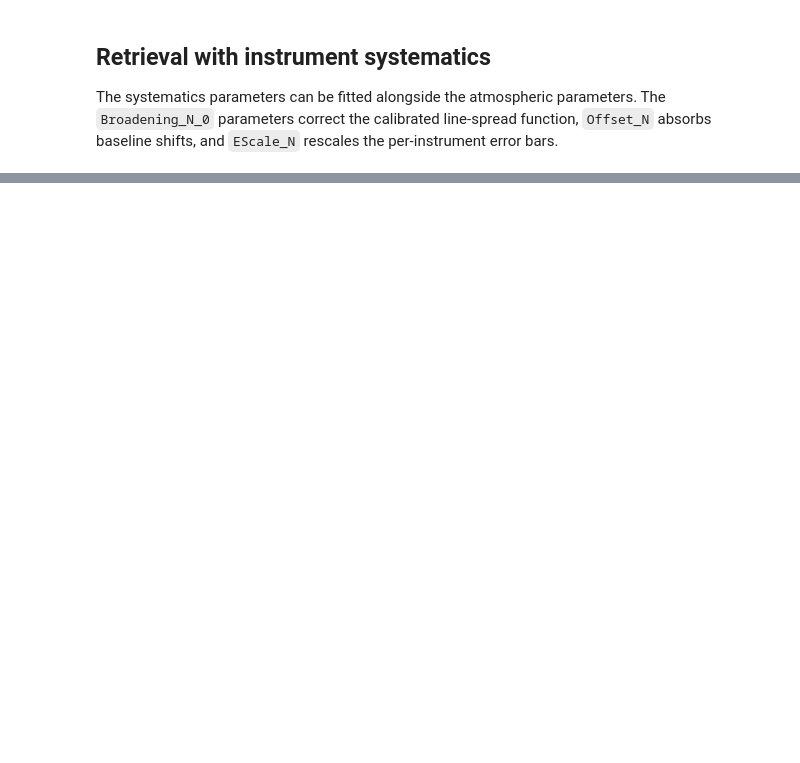
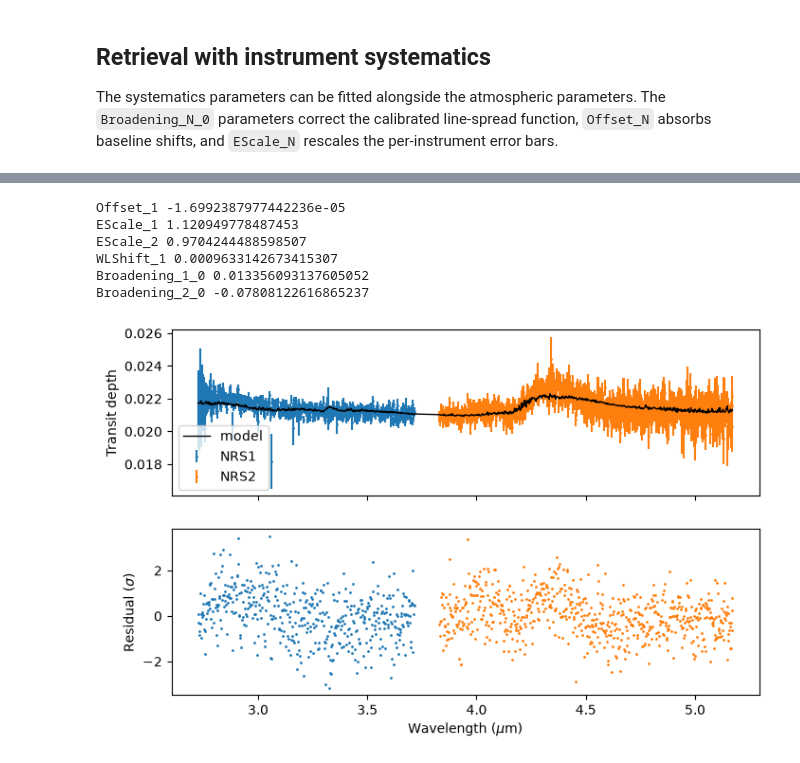
Before and after one commit to ucl-exoplanets/taurex3, a Jupyter notebook: examples/notebooks/12_instruments.ipynb, the cells around one changed output, grey strips where cells are left out. Saved outputs shown, nothing was run; the diff lists cells and outputs as text; code cells hidden in the pictures; blank space fills up the shorter version.

```diff
--- a/examples/notebooks/12_instruments.ipynb
+++ b/examples/notebooks/12_instruments.ipynb
@@ -288,0 +453,26 @@ plt.show()
+# %%
+# and the fitted systematics
+
+for name, value in zip(opt.fit_names, optimized_map):
+    if name.startswith(('Offset', 'Slope', 'EScale', 'Broadening', 'WLShift')):
+        print(name, value)
+
+model_binned = opt._binner.bin_model(tm.model(obs.wavenumberGrid))[1]
+edges = np.cumsum([0] + [len(r) for r in obs._raw])
+fig, ax = plt.subplots(2, 1, figsize=(8, 5), sharex=True)
+for i, label in enumerate(['NRS1', 'NRS2']):
+    sl = slice(edges[i], edges[i + 1])
+    ax[0].errorbar(obs.wavelengthGrid[sl], obs.spectrum[sl], obs.errorBar[sl], fmt='.', ms=2, label=label)
+    ax[1].plot(obs.wavelengthGrid[sl], (obs.spectrum[sl] - model_binned[sl]) / obs.errorBar[sl], '.', ms=2)
+ax[0].plot(obs.wavelengthGrid, model_binned, color='black', lw=1, label='model', zorder=10)
+ax[0].set_ylabel('Transit depth'); ax[0].legend()
+ax[1].set_ylabel('Residual ($\sigma$)'); ax[1].set_xlabel('Wavelength ($\mu$m)')
+plt.show()
+# %% [output]
+Offset_1 -1.6992387977442236e-05
+EScale_1 1.120949778487453
+EScale_2 0.9704244488598507
+WLShift_1 0.0009633142673415307
+Broadening_1_0 0.013356093137605052
+Broadening_2_0 -0.07808122616865237
+[figure, added]
```
Also changed, not shown: parts of 19 cells of this notebook, 4 other files.
